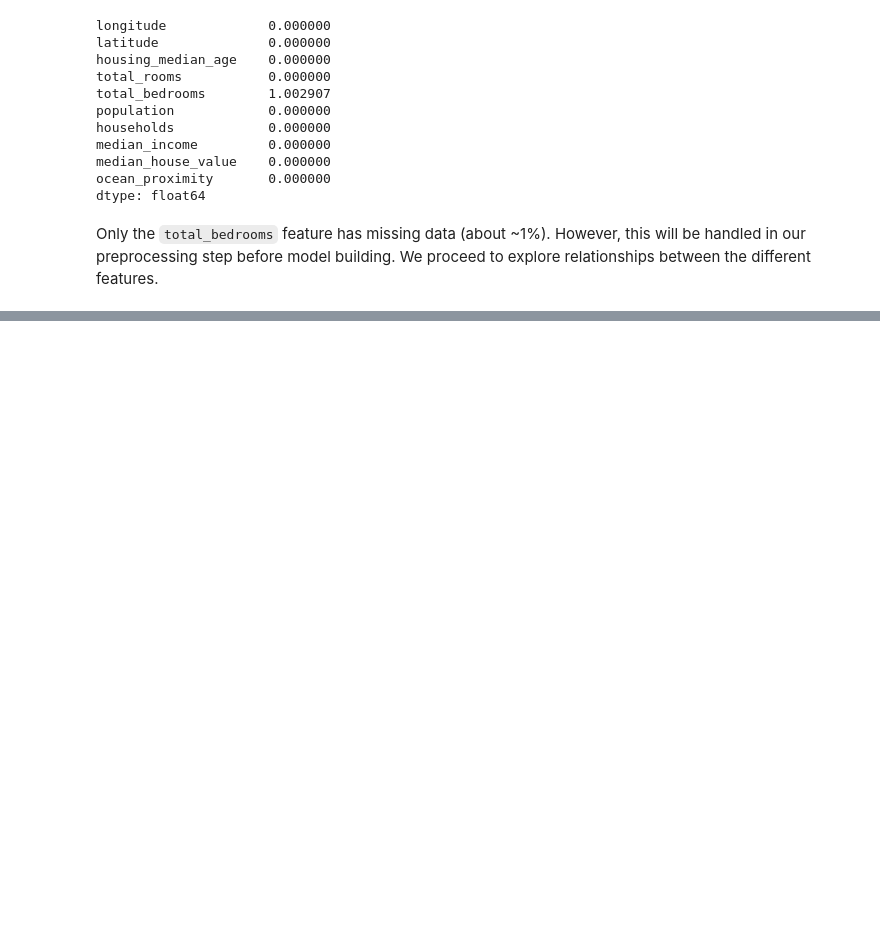
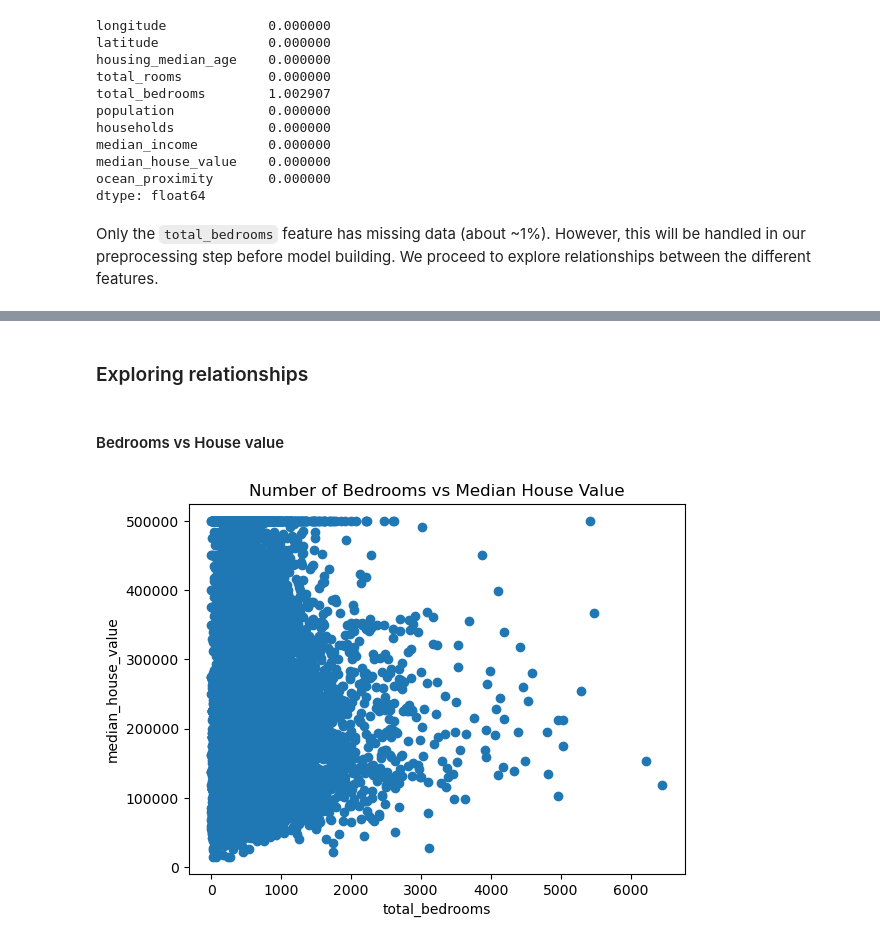
Before and after one commit to Mohammed-Hanan-Othman/datheon, a Jupyter notebook: task-2-house-price-pred/notebooks/housing-prediction.ipynb, the cells around one changed output, grey strips where cells are left out. Saved outputs shown, nothing was run; the diff lists cells and outputs as text; code cells hidden in the pictures; blank space fills up the shorter version.

```diff
--- a/task-2-house-price-pred/notebooks/housing-prediction.ipynb
+++ b/task-2-house-price-pred/notebooks/housing-prediction.ipynb
@@ -103,0 +149,13 @@ We see a very strong correlation between population and households, households a
+# %% [markdown]
+### Exploring relationships
+# %% [markdown]
+#### Bedrooms vs House value
+# %%
+# Bedrooms vs House value
+plt.scatter(x=df_housing["total_bedrooms"], y= df_housing["median_house_value"]);
+plt.title("Number of Bedrooms vs Median House Value")
+plt.xlabel("total_bedrooms")
+plt.ylabel("median_house_value")
+plt.show()
+# %% [output]
+[figure, added]
```
Also changed, not shown: parts of 12 cells of this notebook.
